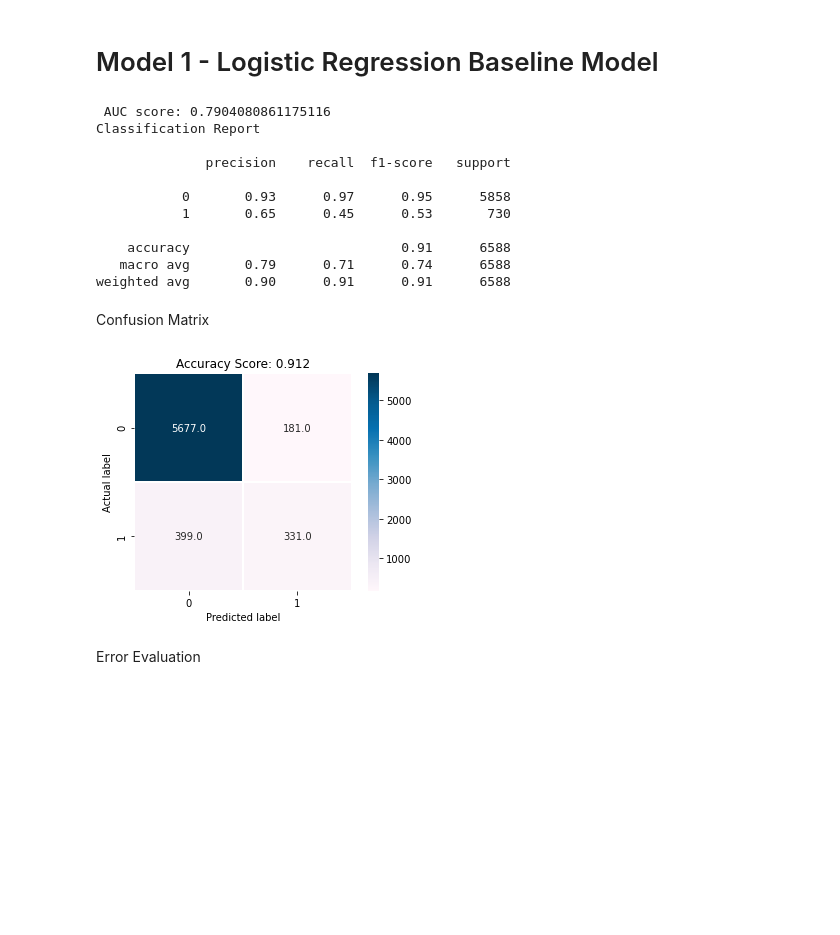
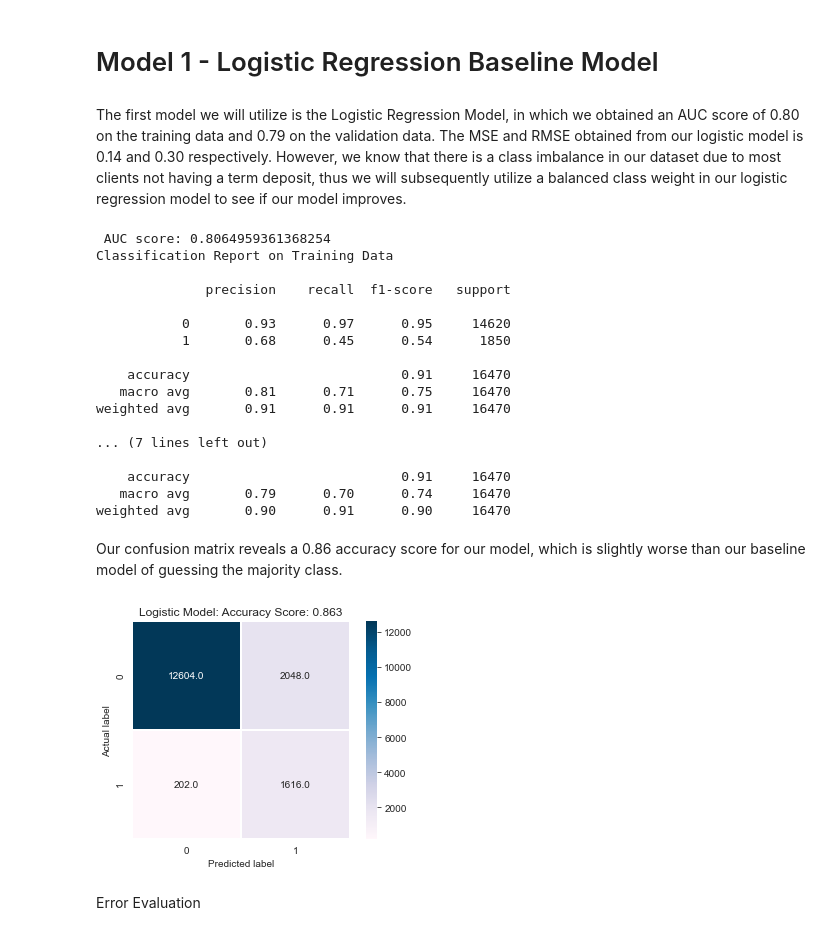
Before and after one commit to douglasglu/Predicting_Bank_Marketing, a Jupyter notebook: Exploratory Data Analysis.ipynb, the cells around one changed output. Cells and saved outputs as stored; diff of their text form; code cells hidden in the pictures; blank space fills up the shorter version.

Commit message:
updated all ML models

```diff
--- a/Exploratory Data Analysis.ipynb
+++ b/Exploratory Data Analysis.ipynb
@@ -448,5 +558,10 @@ from sklearn.model_selection import train_test_split
 X_train, X_test, y_train, y_test = train_test_split(X, y, test_size = 0.20, random_state = 42)
 
 #second train test split to obtain training and validation
-X_train, X_val, y_train, y_val = train_test_split(X_train, y_train, test_size = 0.20, random_state = 42)
+X_train, X_val, y_train, y_val = train_test_split(X_train, y_train, test_size = 0.50, random_state = 42)
+
+#X_rest = X_train
+#y_rest = y_train
+#X_cv = X_val
+#y_cv = y_val
 # %%
@@ -515,16 +630,17 @@ from imblearn.pipeline import Pipeline as imbpipeline
 from sklearn.preprocessing import StandardScaler, OneHotEncoder
 from sklearn.compose import ColumnTransformer
 from sklearn.feature_extraction import DictVectorizer
-#preprocessing the pipeline with standard scaler and one hot encoder
+
+#create a pipeline to normalize via standard scaler our continuous variables and one hot encode our categorical variables
 
 Continous_transform = Pipeline(steps=[
     ('scaler', StandardScaler())
     ])
 
 Categorical_transform = Pipeline(steps=[
-    ('ohe', OneHotEncoder(drop='first',
-                          sparse=False))
-    ])
+    ('ohe', OneHotEncoder(sparse = False))])
+
+
 
 pp = ColumnTransformer(transformers=[
     ('continous', Continous_transform, X_continouous),
@@ -553,15 +669,19 @@ from sklearn.linear_model import LogisticRegression
 from sklearn.dummy import DummyClassifier
 from xgboost import XGBClassifier
 # %%
-#create a dummy model for data
+#create a dummy model for baseline analysis
 dummy_model = DummyClassifier(strategy = "most_frequent")
 
 #fit the model
-dummy_model.fit(X_train_scaled, y_train)
+dummy_model.fit(X_train, y_train)
 
 # score the model
-dummy_model.score(X_train_scaled, y_train)
+dummy_model.score(X_train, y_train)
 #classifier model
+dummy_model.score(X_val, y_val)
 
-dummy_model.score(X_val_scaled, y_val)
+#store as variable
+baseline_model_scoring = dummy_model.score(X_val, y_val)
+
+baseline_model_scoring
 # %% [output]
@@ -574,42 +701,61 @@ dummy_model.score(X_val_scaled, y_val)
 # %% [markdown]
 # Model 1 - Logistic Regression Baseline Model
+# %% [markdown]
+The first model we will utilize is the Logistic Regression Model, in which we obtained an AUC score of 0.80 on the training data and 0.79 on the validation data. The MSE and RMSE obtained from our logistic model is 0.14 and 0.30 respectively. However, we know that there is a class imbalance in our dataset due to most clients not having a term deposit, thus we will subsequently utilize a balanced class weight in our logistic regression model to see if our model improves.
 # %%
 #instantiate logistic regression model
-logistic_model = LogisticRegression(random_state = 42)
+logistic_model = LogisticRegression(fit_intercept = False, C = 1e12, solver = 'liblinear', random_state = 42)
 
 #fit the model
 logistic_model.fit(X_train_scaled, y_train)
 
+#predict on train
+logistic_model_preds_train = logistic_model.predict(X_train_scaled)
+
+#predict on validation
 logistic_model_preds = logistic_model.predict(X_val_scaled)
 
+#store AUC score as variable
+logreg_scoring = roc_auc_score(logistic_model_preds_train, y_train)
+
+print(f" AUC score: {roc_auc_score(logistic_model_preds_train, y_train)}")
+print('Classification Report on Training Data', "\n")
+print(classification_report(y_train, logistic_model_preds_train))
+
 print(f" AUC score: {roc_auc_score(logistic_model_preds, y_val)}")
-print('Classification Report', "\n")
+print('Classification Report on Validation Data', "\n")
 print(classification_report(y_val, logistic_model_preds))
 # %% [output]
- AUC score: 0.7904080861175116
-Classification Report
+ AUC score: 0.8064959361368254
+Classification Report on Training Data
 
               precision    recall  f1-score   support
 
-           0       0.93      0.97      0.95      5858
-           1       0.65      0.45      0.53       730
+           0       0.93      0.97      0.95     14620
+           1       0.68      0.45      0.54      1850
 
-    accuracy                           0.91      6588
-   macro avg       0.79      0.71      0.74      6588
-weighted avg       0.90      0.91      0.91      6588
+    accuracy                           0.91     16470
+   macro avg       0.81      0.71      0.75     16470
+weighted avg       0.91      0.91      0.91     16470
+
+... (7 lines left out)
+
+    accuracy                           0.91     16470
+   macro avg       0.79      0.70      0.74     16470
+weighted avg       0.90      0.91      0.90     16470
-# %% [markdown]
-Confusion Matrix
+# %% [markdown]
+Our confusion matrix reveals a 0.86 accuracy score for our model, which is slightly worse than our baseline model of guessing the majority class.
 # %%
 score = round(accuracy_score(y_val, logistic_model_preds),3)
 confusion_matrix = cm(y_val, logistic_model_preds)
 sns.heatmap(confusion_matrix, annot=True, fmt=".1f", linewidths=.3,
         square = True, cmap = 'PuBu')
 plt.ylabel('Actual label')
 plt.xlabel('Predicted label')
-plt.title('Accuracy Score: {0}'.format(score), size = 12)
+plt.title('Logistic Model: Accuracy Score: {0}'.format(score), size = 12)
 plt.show()
 print("\n")
 # %% [output]
-[figure, old version]
+[figure, new version]
 # %% [markdown]
 Error Evaluation
```
Also changed, not shown: parts of 162 cells of this notebook.
